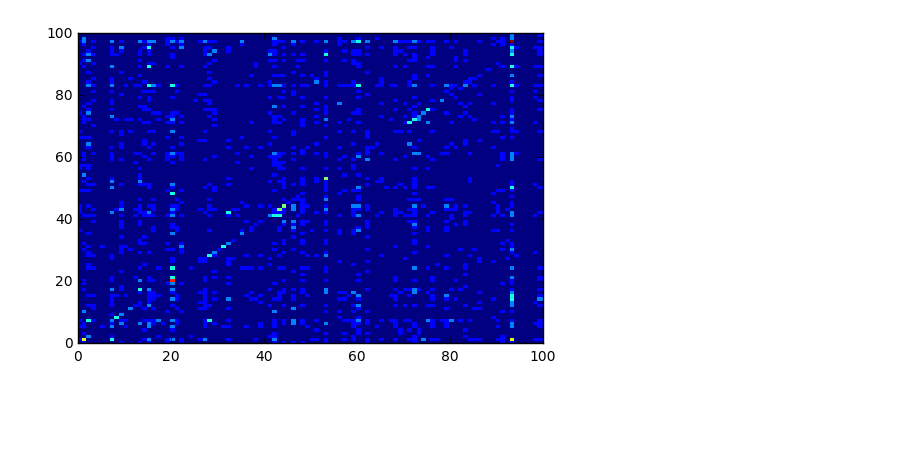
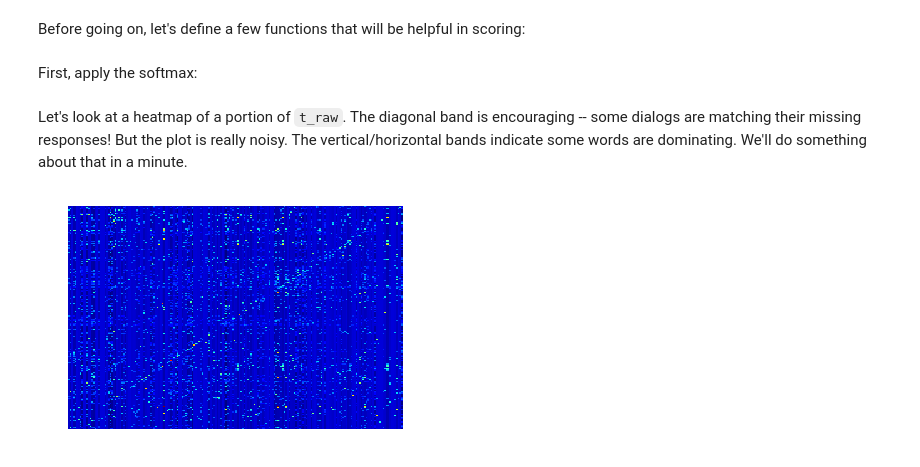
Before and after one commit to rhsimplex/spectrm-challenge-ryan, a Jupyter notebook: Word Frequency Model.ipynb, the cells around one changed output. Cells and saved outputs as stored; diff of their text form; code cells hidden in the pictures; blank space fills up the shorter version.

```diff
--- a/Word Frequency Model.ipynb
+++ b/Word Frequency Model.ipynb
@@ -42,2 +183,2 @@ train_missing_vectors.shape
 # %%
-t = np.dot(train_dialog_vectors.values, train_missing_vectors.values.T)
+t_raw = np.dot(train_dialog_vectors.values, train_missing_vectors.values.T)
@@ -46,5 +185,43 @@ t = np.dot(train_dialog_vectors.values, train_missing_vectors.values.T)
-# %%
-from matplotlib import pyplot as plt
-heatmap = plt.pcolor(t)
-# %% [output]
-[figure, removed]
+# %% [markdown]
+Before going on, let's define a few functions that will be helpful in scoring:
+# %%
+def softmax(x):
+    """
+    Softmax normalizes a vector into a probability distribution.
+    After applying the softmax, the vectors sums to unity.
+    """
+    sf = np.exp(x)
+    sf = sf/np.sum(sf, axis=0)
+    return sf
+
+def cross_entropy(y_predicted_matrix):
+    """
+    Cross entropy is a measure of how different two distributions
+    are.  In our case, the difference between a row in t_raw, and an
+    identity matrix representing perfect classification.
+
+    Lower values are better.
+    """
+    return -np.sum(np.diag(np.log(y_predicted_matrix)))
+
+def recall(confusion_matrix):
+    """
+    Recall is a measure of model performance given by the number of
+    true positives divided by the sum of true positives and false
+    negatives.
+
+    Higher values are better.
+    """
+    tp = sum(np.argmax(confusion_matrix,axis=0) == range(confusion_matrix.shape[0]))
+    return tp/float(t_raw.shape[0])
+# %% [markdown]
+First, apply the softmax:
+# %%
+t_raw = np.apply_along_axis(softmax, 0, t_raw)
+# %% [markdown]
+Let's look at a heatmap of a portion of `t_raw`.  The diagonal band is encouraging -- some dialogs are matching their missing responses!  But the plot is really noisy. The vertical/horizontal bands indicate some words are dominating.  We'll do something about that in a minute.
+# %%
+plt.axis('off')
+heatmap = plt.pcolor(t_raw[:200,:200])
+# %% [output]
+[figure, added]
```
Also changed, not shown: parts of 47 cells of this notebook.
